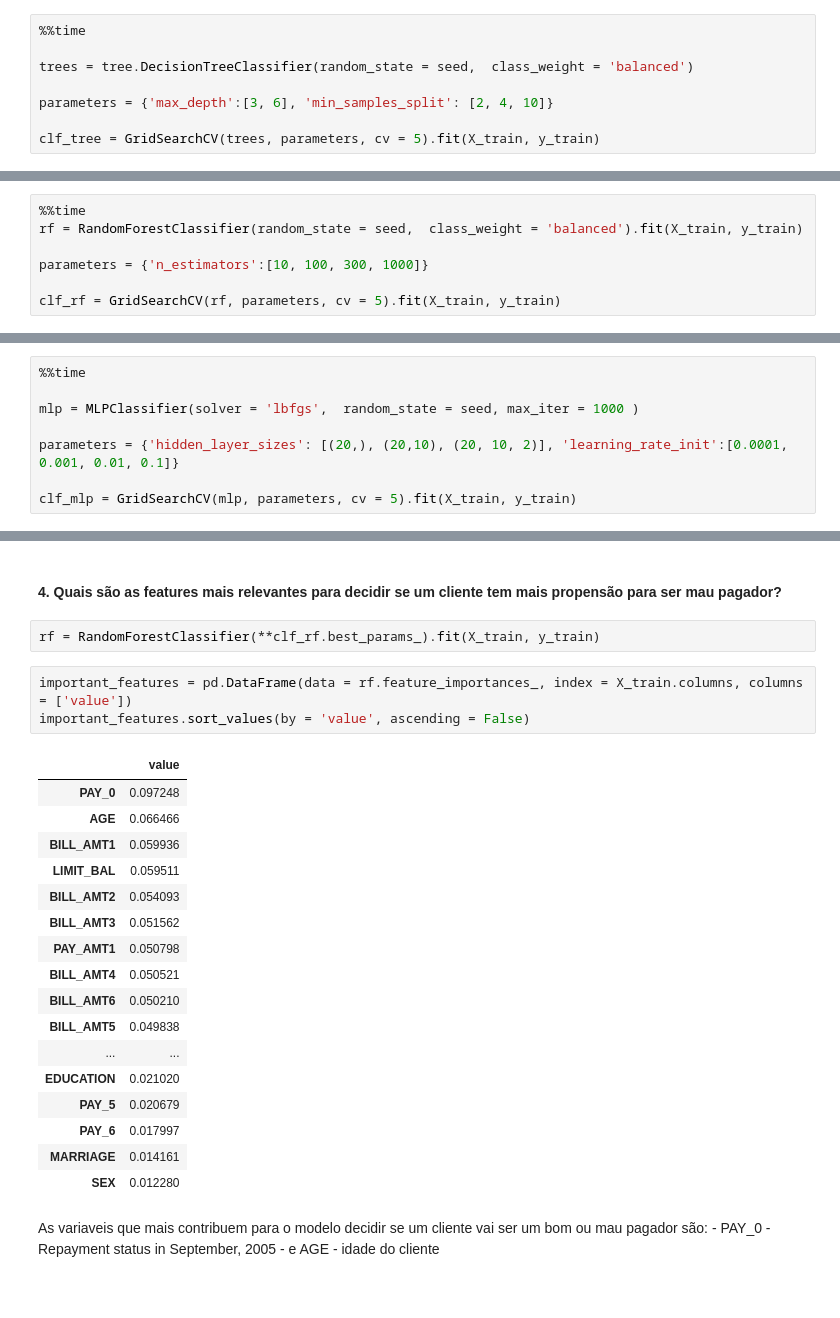
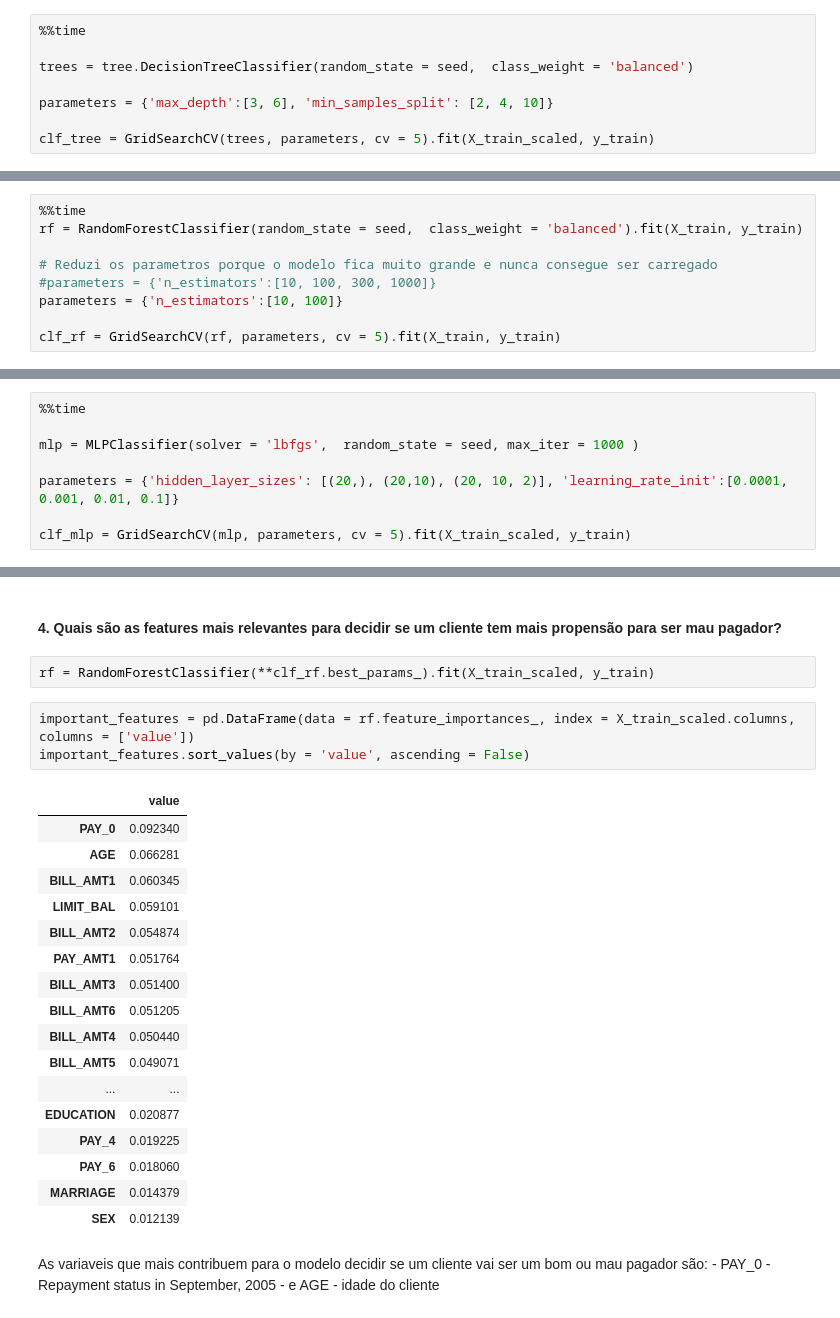
Before and after one commit to miguelpissarra/OML-trabalho, a Jupyter notebook: rumos_bank/notebooks/rumos_bank_lending_prediction.ipynb, the cells around one changed output, grey strips where cells are left out. Cells and saved outputs as stored; diff of their text form.

```diff
--- a/rumos_bank/notebooks/rumos_bank_lending_prediction.ipynb
+++ b/rumos_bank/notebooks/rumos_bank_lending_prediction.ipynb
@@ -355,5 +568,5 @@ trees = tree.DecisionTreeClassifier(random_state = seed,  class_weight = 'balanc
 
 parameters = {'max_depth':[3, 6], 'min_samples_split': [2, 4, 10]}
 
-clf_tree = GridSearchCV(trees, parameters, cv = 5).fit(X_train, y_train)
+clf_tree = GridSearchCV(trees, parameters, cv = 5).fit(X_train_scaled, y_train)
 # %% [output]
@@ -389,7 +658,9 @@ SVMs continuam a ganhar.
 %%time
 rf = RandomForestClassifier(random_state = seed,  class_weight = 'balanced').fit(X_train, y_train)
 
-parameters = {'n_estimators':[10, 100, 300, 1000]}
+# Reduzi os parametros porque o modelo fica muito grande e nunca consegue ser carregado
+#parameters = {'n_estimators':[10, 100, 300, 1000]}
+parameters = {'n_estimators':[10, 100]}
 
 clf_rf = GridSearchCV(rf, parameters, cv = 5).fit(X_train, y_train)
 # %% [output]
@@ -424,7 +751,7 @@ mlp = MLPClassifier(solver = 'lbfgs',  random_state = seed, max_iter = 1000 )
 
 parameters = {'hidden_layer_sizes': [(20,), (20,10), (20, 10, 2)], 'learning_rate_init':[0.0001, 0.001, 0.01, 0.1]}
 
-clf_mlp = GridSearchCV(mlp, parameters, cv = 5).fit(X_train, y_train)
+clf_mlp = GridSearchCV(mlp, parameters, cv = 5).fit(X_train_scaled, y_train)
 # %% [output]
 STOP: TOTAL NO. OF ITERATIONS REACHED LIMIT.
 
@@ -483,28 +871,28 @@ Resultado quase igual às random forests!
 # %% [markdown]
 #### 4. Quais são as features mais relevantes para decidir se um cliente tem mais propensão para ser mau pagador?
 # %%
-rf = RandomForestClassifier(**clf_rf.best_params_).fit(X_train, y_train)
+rf = RandomForestClassifier(**clf_rf.best_params_).fit(X_train_scaled, y_train)
 # %%
-important_features = pd.DataFrame(data = rf.feature_importances_, index = X_train.columns, columns = ['value'])
+important_features = pd.DataFrame(data = rf.feature_importances_, index = X_train_scaled.columns, columns = ['value'])
 important_features.sort_values(by = 'value', ascending = False)
 # %% [output]
 |  | value |
-| PAY_0 | 0.097248 |
-| AGE | 0.066466 |
-| BILL_AMT1 | 0.059936 |
-| LIMIT_BAL | 0.059511 |
-| BILL_AMT2 | 0.054093 |
-| BILL_AMT3 | 0.051562 |
-| PAY_AMT1 | 0.050798 |
-| BILL_AMT4 | 0.050521 |
-| BILL_AMT6 | 0.050210 |
-| BILL_AMT5 | 0.049838 |
+| PAY_0 | 0.092340 |
+| AGE | 0.066281 |
+| BILL_AMT1 | 0.060345 |
+| LIMIT_BAL | 0.059101 |
+| BILL_AMT2 | 0.054874 |
+| PAY_AMT1 | 0.051764 |
+| BILL_AMT3 | 0.051400 |
+| BILL_AMT6 | 0.051205 |
+| BILL_AMT4 | 0.050440 |
+| BILL_AMT5 | 0.049071 |
 | ... | ... |
-| EDUCATION | 0.021020 |
-| PAY_5 | 0.020679 |
-| PAY_6 | 0.017997 |
-| MARRIAGE | 0.014161 |
-| SEX | 0.012280 |
+| EDUCATION | 0.020877 |
+| PAY_4 | 0.019225 |
+| PAY_6 | 0.018060 |
+| MARRIAGE | 0.014379 |
+| SEX | 0.012139 |
 # %% [markdown]
 As variaveis que mais contribuem para o modelo decidir se um cliente vai ser um bom ou mau pagador são:
     - PAY_0 - Repayment status in September, 2005
```
Also changed, not shown: parts of 42 cells of this notebook.
